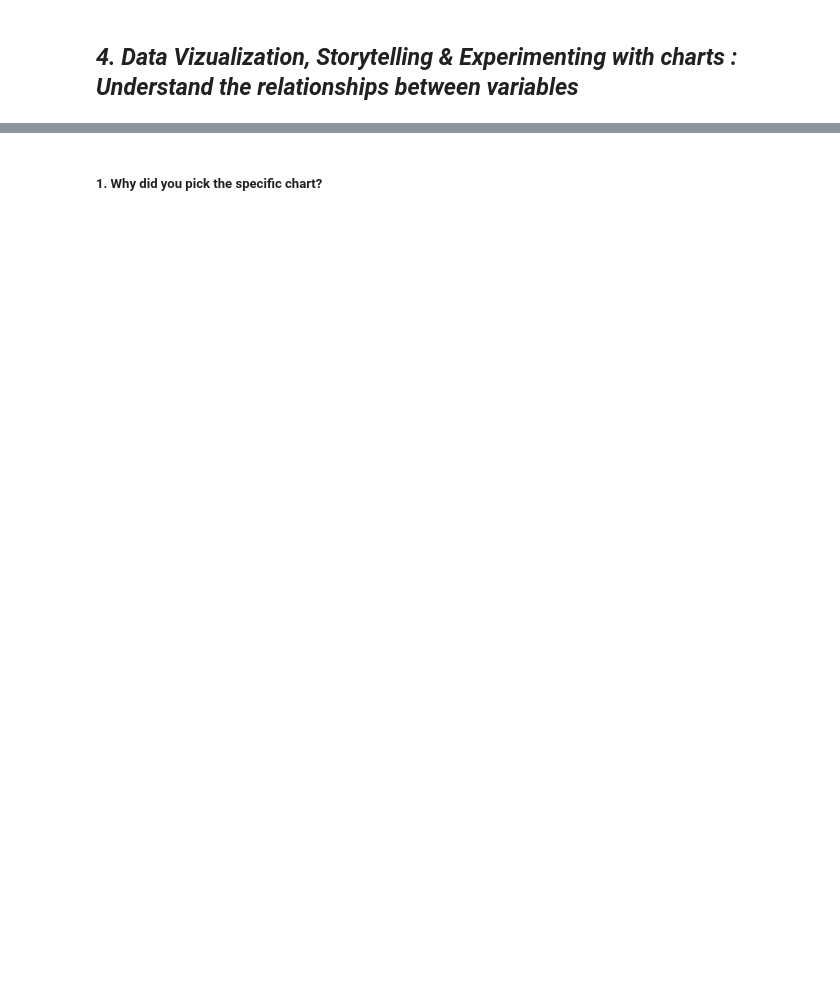
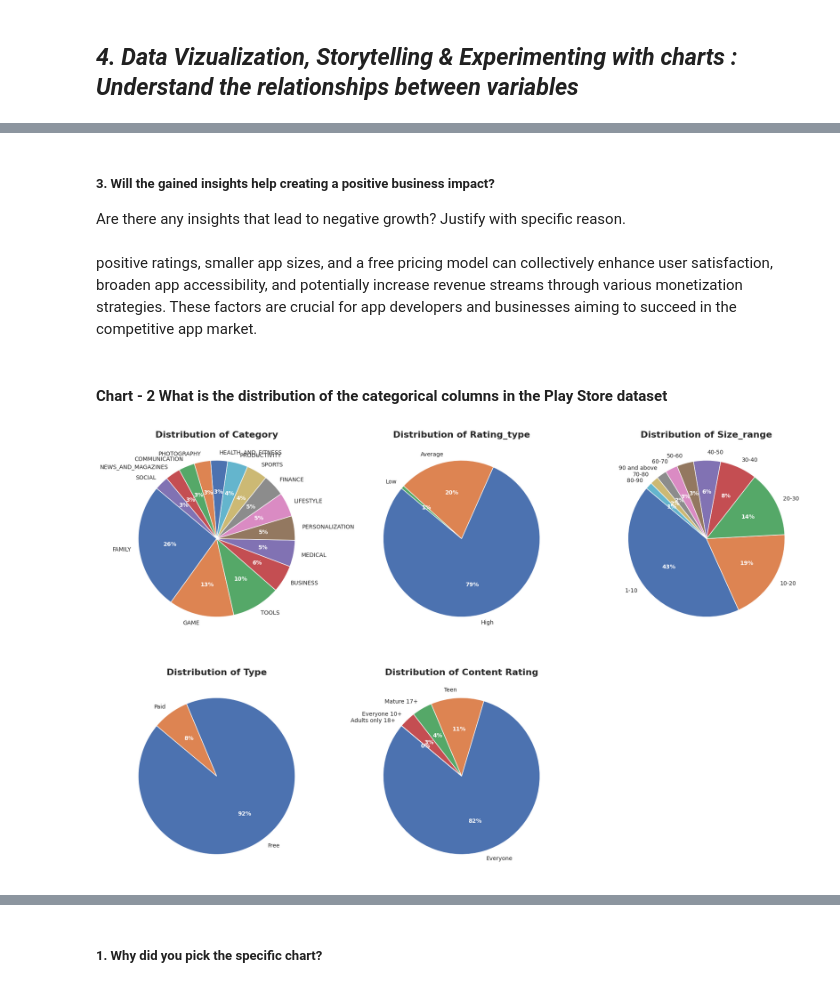
Before and after one commit to AbhinavNautiyal123/playstore_app_analysis, a Jupyter notebook: Play_Store_App_Review_Analysis.ipynb, the cells around one changed output, grey strips where cells are left out. Saved outputs shown, nothing was run; the diff lists cells and outputs as text; code cells hidden in the pictures; blank space fills up the shorter version.

```diff
--- a/Play_Store_App_Review_Analysis.ipynb
+++ b/Play_Store_App_Review_Analysis.ipynb
@@ -191,0 +1114,48 @@ Answer Here.
+# %% [markdown]
+##### **3. Will the gained insights help creating a positive business impact?**
+Are there any insights that lead to negative growth? Justify with specific reason.
+# %% [markdown]
+ positive ratings, smaller app sizes, and a free pricing model can collectively enhance user satisfaction, broaden app accessibility, and potentially increase revenue streams through various monetization strategies. These factors are crucial for app developers and businesses aiming to succeed in the competitive app market.
+# %% [markdown]
+#### **Chart - 2 What is the distribution of the categorical columns in the Play Store dataset**
+# %%
+import matplotlib.pyplot as plt
+import seaborn as sns
+
+# Set the style
+sns.set(style="whitegrid")
+sns.set_palette("pastel")
+
+# Identify categorical columns
+cat_col = [i for i in playstore_df.columns if playstore_df[i].dtype == 'object']
+
+# Create subplots
+fig, ax = plt.subplots(2, 3, figsize=(18, 12))
+ax = ax.flatten()
+
+# Plot pie charts for each categorical column
+for i, col in enumerate(cat_col[1:]):
+    temp = playstore_df[col].value_counts().sort_values(ascending=False).head(15)
+    wedges, texts, autotexts = ax[i].pie(temp.values, labels=temp.index, autopct='%.0f%%',
+                                         colors=sns.color_palette("deep"), startangle=140)
+
+    # Customize pie chart
+    for text in texts:
+        text.set_fontsize(10)  # Reduce label font size
+    for autotext in autotexts:
+        autotext.set_fontsize(10)  # Reduce percentage font size
+        autotext.set_color('white')
+        autotext.set_weight('bold')
+
+    # Set title
+    ax[i].set_title(f'Distribution of {col}', fontsize=16, fontweight='bold')
+
+# Remove any unused subplots
+fig.delaxes(ax[5])
+
+
+# Adjust layout
+plt.tight_layout()
+plt.show()
+# %% [output]
+[figure, added]
```
Also changed, not shown: parts of 380 cells of this notebook.
